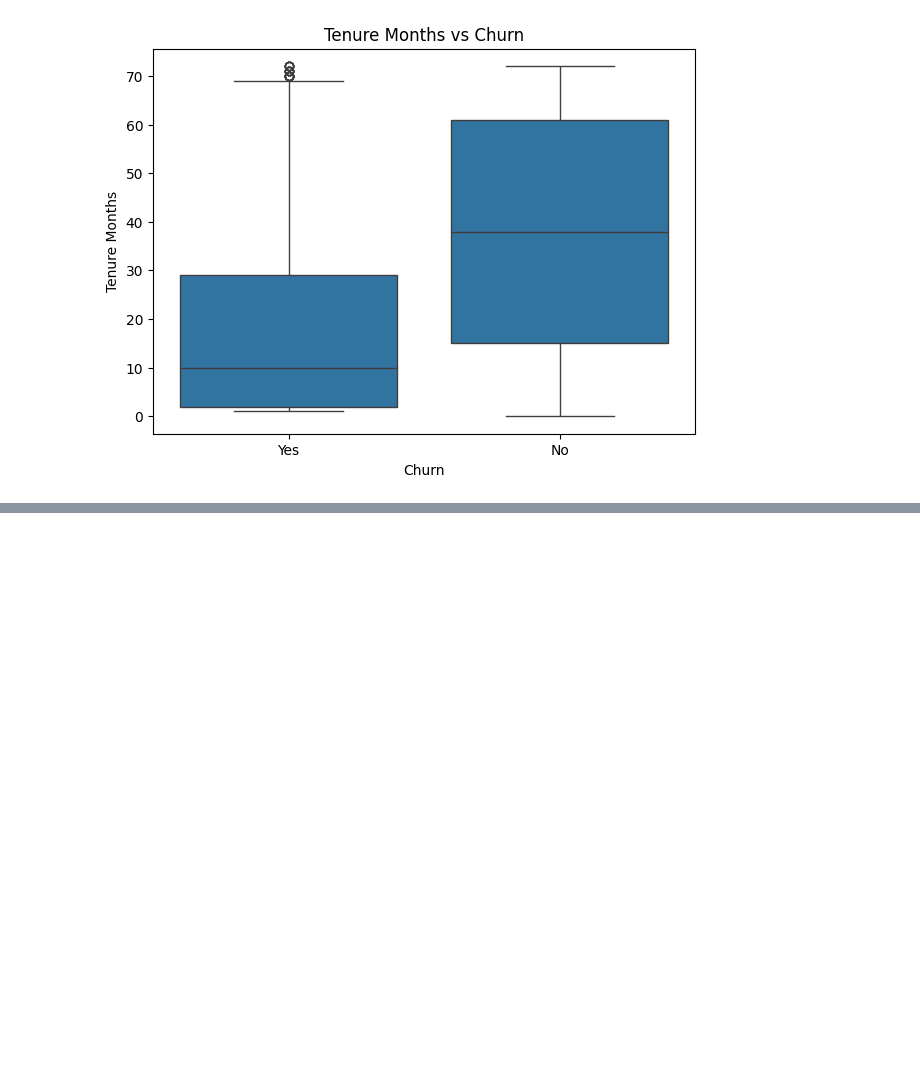
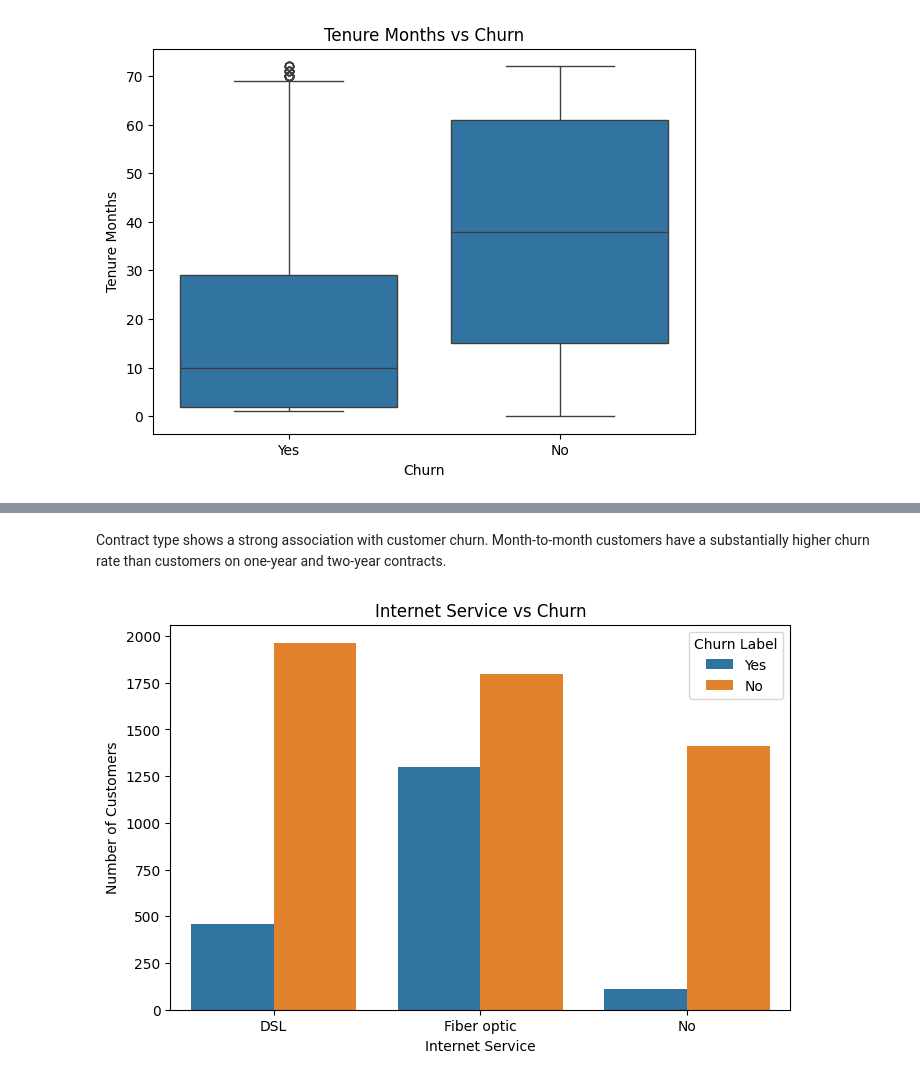
Before and after one commit to Vikasannamareddy/ml-prediction-api, a Jupyter notebook: notebooks/01_eda.ipynb, the cells around one changed output, grey strips where cells are left out. Drawn from its saved outputs; the diff is of its cells as text; code cells hidden in the pictures; blank space fills up the shorter version.

```diff
--- a/notebooks/01_eda.ipynb
+++ b/notebooks/01_eda.ipynb
@@ -346,0 +425,18 @@ plt.show()
+# %% [markdown]
+Contract type shows a strong association with customer churn. Month-to-month customers have a substantially higher churn rate than customers on one-year and two-year contracts.
+# %%
+plt.figure(figsize=(8, 5))
+
+sns.countplot(
+    data=df_model,
+    x="Internet Service",
+    hue="Churn Label"
+)
+
+plt.title("Internet Service vs Churn")
+plt.xlabel("Internet Service")
+plt.ylabel("Number of Customers")
+
+plt.show()
+# %% [output]
+[figure, added]
```
Also changed, not shown: parts of 8 cells of this notebook.
